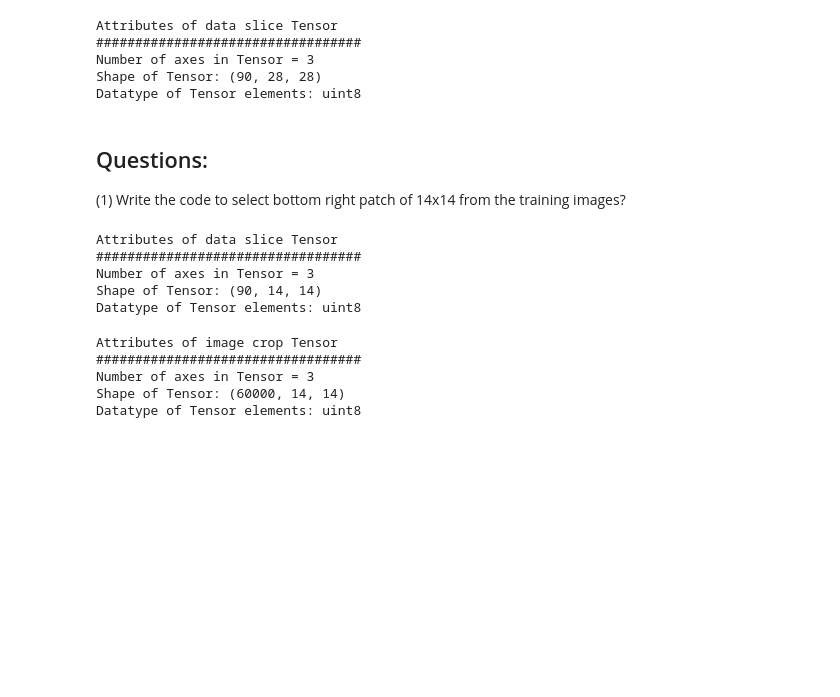
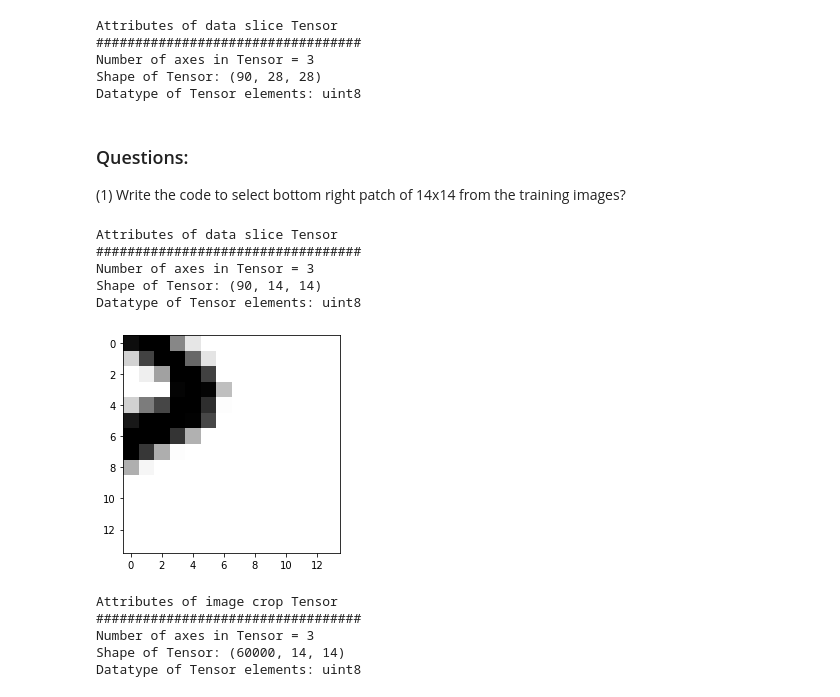
Before and after one commit to rahiakela/practical-machine-learning-with-tensorflow, a Jupyter notebook: tensor_fundamental.ipynb, the cells around one changed output. Saved outputs shown, nothing was run; the diff lists cells and outputs as text; code cells hidden in the pictures; blank space fills up the shorter version.

```diff
--- a/tensor_fundamental.ipynb
+++ b/tensor_fundamental.ipynb
@@ -360,7 +360,7 @@ Number of axes in Tensor = 3
 Shape of Tensor: (90, 28, 28)
 Datatype of Tensor elements: uint8
 # %% [markdown]
-## Questions:
+### Questions:
 
 (1) Write the code to select bottom right patch of 14x14 from the training images?
 # %%
@@ -378,6 +378,10 @@ Attributes of data slice Tensor
 Number of axes in Tensor = 3
 Shape of Tensor: (90, 14, 14)
 Datatype of Tensor elements: uint8
+# %%
+disp_image(x_train_slice[0])
+# %% [output]
+[figure, added]
 # %%
 # crop the images to patches of 14x14 pixel centered in the middle
 x_train_crop = x_train[:, 7:21, 7:21]
```
Also changed, not shown: parts of 14 cells of this notebook.
